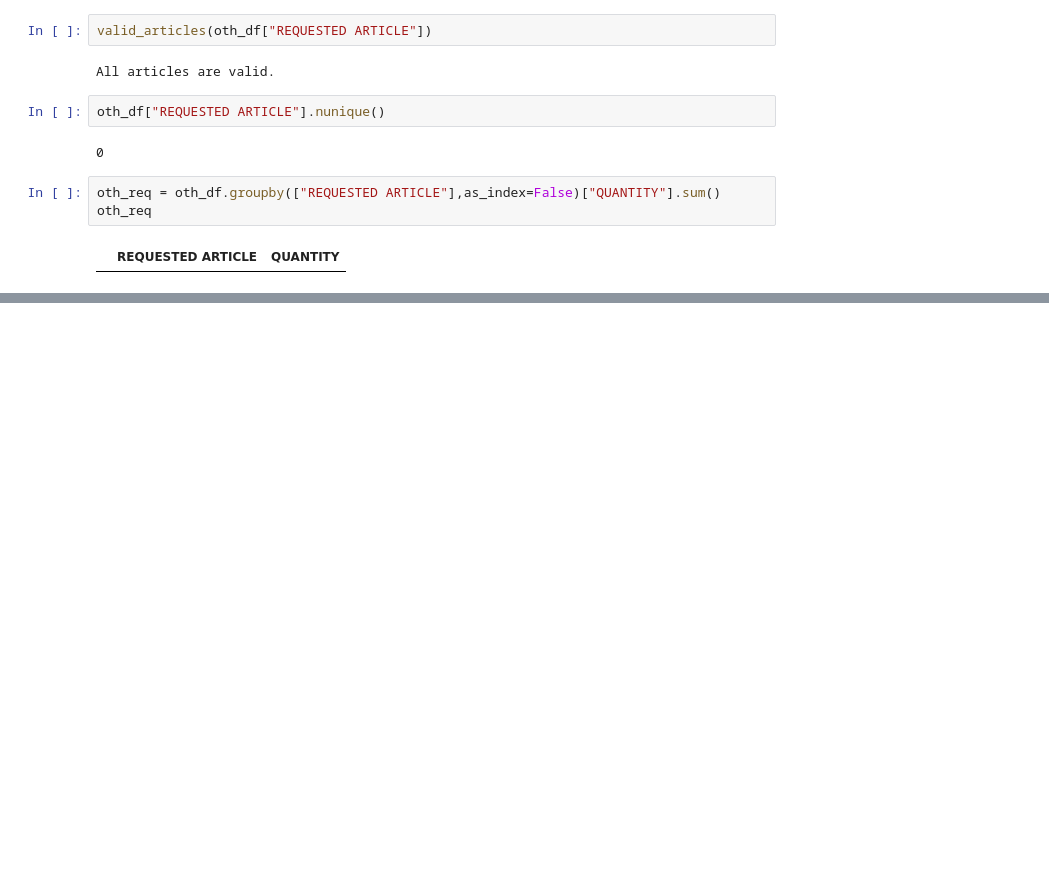
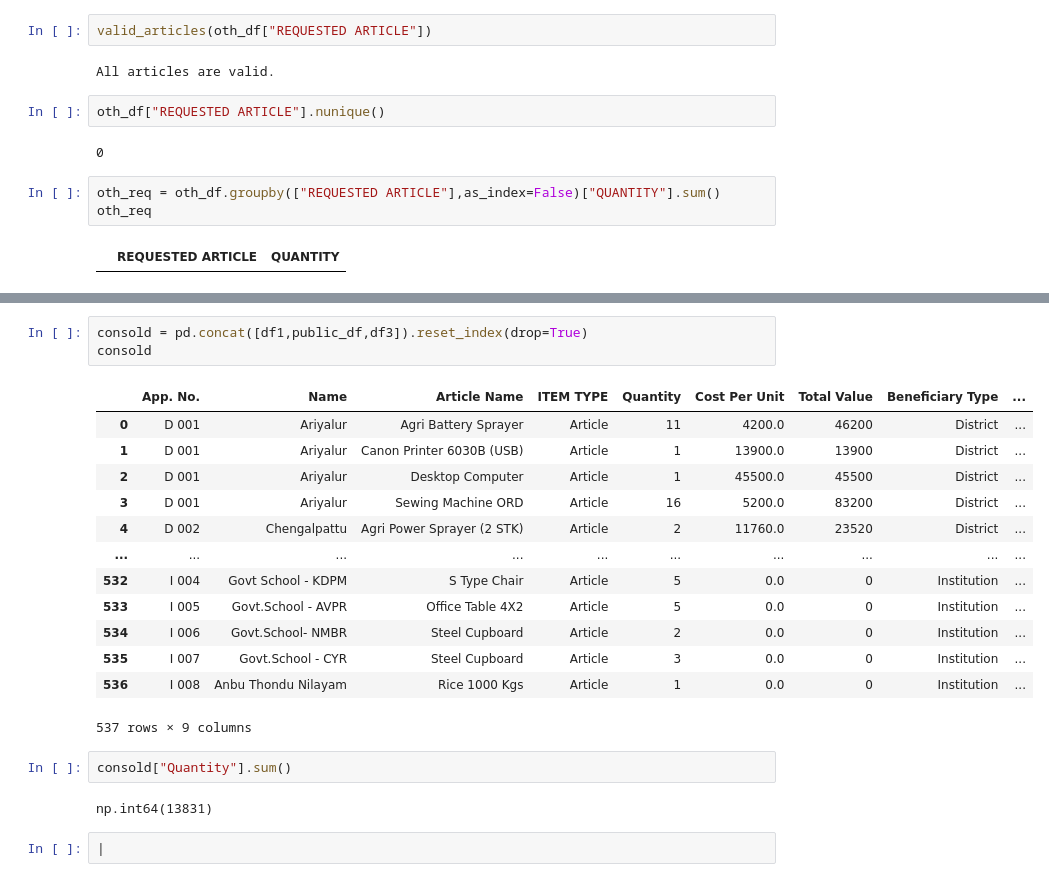
Before and after one commit to ash-sha/MNP25, a Jupyter notebook: codes/frontend.ipynb, the cells around one changed output, grey strips where cells are left out. Drawn from its saved outputs; the diff is of its cells as text; blank space fills up the shorter version.

```diff
--- a/codes/frontend.ipynb
+++ b/codes/frontend.ipynb
@@ -431,0 +404,23 @@ Download progress: 100%
+# %%
+consold = pd.concat([df1,public_df,df3]).reset_index(drop=True)
+consold
+# %% [output]
+|  | App. No. | Name | Article Name | ITEM TYPE | Quantity | Cost Per Unit | Total Value | Beneficiary Type | ... |
+| 0 | D 001 | Ariyalur | Agri Battery Sprayer | Article | 11 | 4200.0 | 46200 | District | ... |
+| 1 | D 001 | Ariyalur | Canon Printer 6030B (USB) | Article | 1 | 13900.0 | 13900 | District | ... |
+| 2 | D 001 | Ariyalur | Desktop Computer | Article | 1 | 45500.0 | 45500 | District | ... |
+| 3 | D 001 | Ariyalur | Sewing Machine ORD | Article | 16 | 5200.0 | 83200 | District | ... |
+| 4 | D 002 | Chengalpattu | Agri Power Sprayer (2 STK) | Article | 2 | 11760.0 | 23520 | District | ... |
+| ... | ... | ... | ... | ... | ... | ... | ... | ... | ... |
+| 532 | I 004 | Govt School - KDPM | S Type Chair | Article | 5 | 0.0 | 0 | Institution | ... |
+| 533 | I 005 | Govt.School - AVPR | Office Table 4X2 | Article | 5 | 0.0 | 0 | Institution | ... |
+| 534 | I 006 | Govt.School- NMBR | Steel Cupboard | Article | 2 | 0.0 | 0 | Institution | ... |
+| 535 | I 007 | Govt.School - CYR | Steel Cupboard | Article | 3 | 0.0 | 0 | Institution | ... |
+| 536 | I 008 | Anbu Thondu Nilayam | Rice 1000 Kgs | Article | 1 | 0.0 | 0 | Institution | ... |
+537 rows × 9 columns
+# %%
+consold["Quantity"].sum()
+# %% [output]
+np.int64(13831)
+# %%
+|
```
Also changed, not shown: parts of 16 cells of this notebook, 1 other file.
